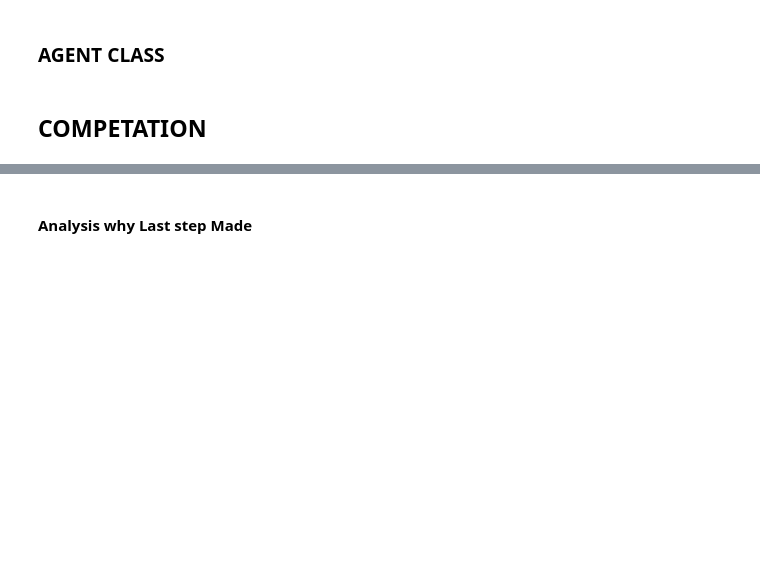
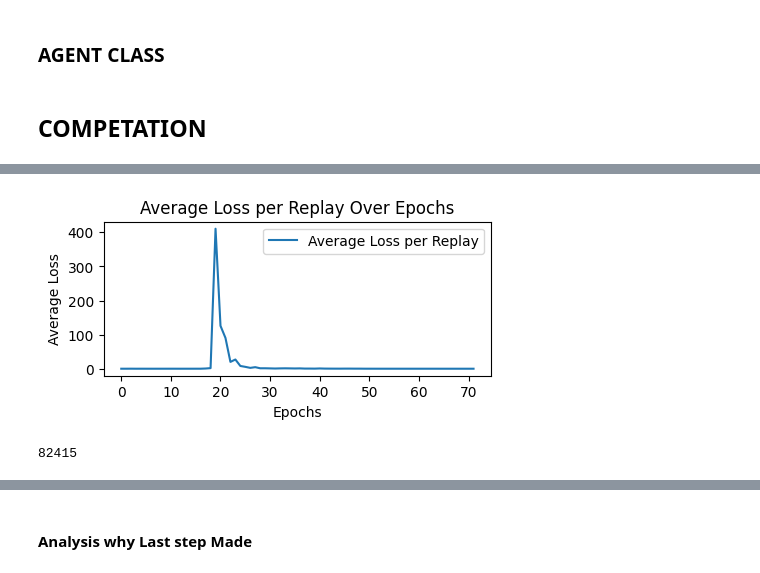
Before and after one commit to haoxiang-xu/connect-X, a Jupyter notebook: DEMOs/connectX_agents.ipynb, the cells around one changed output, grey strips where cells are left out. Saved outputs shown, nothing was run; the diff lists cells and outputs as text; code cells hidden in the pictures; blank space fills up the shorter version.

Commit message:
[0616: Reinforcement Agent Implementation Stage 11]

```diff
--- a/DEMOs/connectX_agents.ipynb
+++ b/DEMOs/connectX_agents.ipynb
@@ -1483,7 +1505,7 @@ config = {
     "columns": 7,
     "rows": 6,
     "learning_rate": 0.001,
-    "max_memory_size": 1,
+    "max_memory_size": 10,
 }
 
 A_REINFORCEMENT = Agent(type = 'REINFORCEMENT', config = config)
@@ -1507,5 +1530,13 @@ r = C.game(A_REINFORCEMENT, A_RANDOM, echo_options = 'EACH_MOVE')
 # %%
-C.multiple_epoch_train(A_REINFORCEMENT, A_RANDOM, total_epochs = 4096, batch_size=64)
+C.multiple_epoch_train(A_REINFORCEMENT, A_MONTE, total_epochs = 4096, batch_size=64)
+# %%
+A_REINFORCEMENT.multiple_replay(batch_size=512, total_epochs = 2048)
+# %% [output]
+[figure, added]
+# %%
+len(A_REINFORCEMENT.memory)
+# %% [output]
+82415
 # %%
 A_REINFORCEMENT.inspect_memory(2)
 # %% [output]
```
Also changed, not shown: parts of 7 cells of this notebook, 1 other file.
